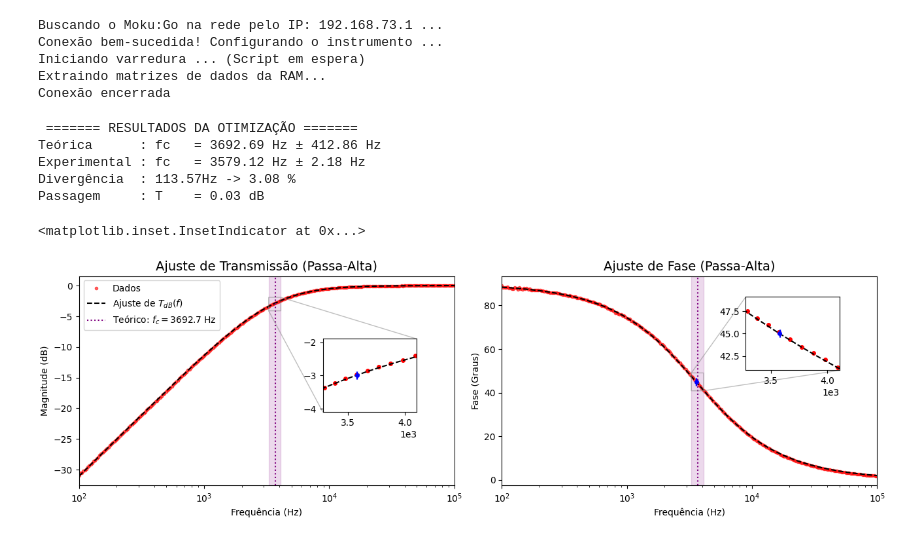
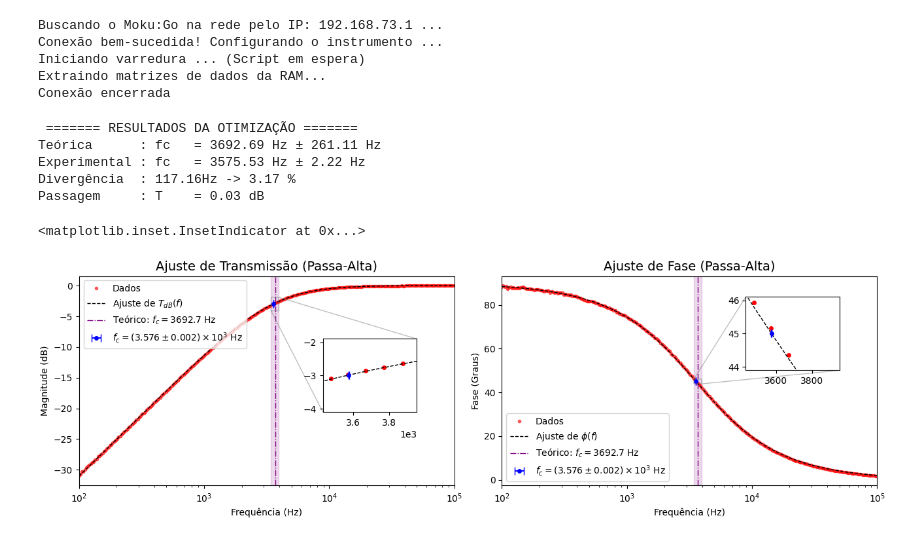
Before and after one commit to Siqueiraph/MokuGo-Passa-Alta, a Jupyter notebook: Filtro Passa Alta.ipynb, the cells around one changed output. Cells and saved outputs as stored; diff of their text form; code cells hidden in the pictures.

```diff
--- a/Filtro Passa Alta.ipynb
+++ b/Filtro Passa Alta.ipynb
@@ -81,7 +81,7 @@ Conexão encerrada
 
 # Valores e Tolerâncias nominais dos componentes (datasheet)
 R_teo, C_teo = 4.31e3, 10e-9
-tol_R, tol_C = 0.05, 0.10 # 5% para o Resistor, 10% para o Capacitor
+tol_R, tol_C = 0.05, 0.05 # 5% para o Resistor, 10% para o Capacitor
 sig_R = R_teo * tol_R
 sig_C = C_teo * tol_C
 
@@ -109,8 +109,7 @@ Tc = T_pass - 3 # Transmissão de corte (queda de 3dB; idealmente T ~ -3dB)
 idx_fc = (df['Magnitude_dB'] - Tc).abs().argmin() # Índice da queda de 3dB
 fc = df['Frequency'].iloc[idx_fc] # Frequência de corte (queda de 3dB)
 
-# 4. O Ajuste Fino (Curve Fit)
-
+# 4. Ajuste Fino (Curve Fit)
 popt, pcov = curve_fit(
     f=Transmissao_dB,
     xdata=df['Frequency'],
@@ -138,84 +137,76 @@ fig, (ax1, ax2) = plt.subplots(1, 2, figsize=(13, 4), sharex=True)
 # GRÁFICO 1: TRANSMISSÃO
 # =====================================================================
 ax1.semilogx(df['Frequency'], df['Magnitude_dB'], 'ro', label='Dados', markersize=3, alpha=0.6)
-ax1.semilogx(df['Frequency'], df['Fitted_Magnitude'], 'k--', label='Ajuste de $T_{dB}(f)$', linewidth=1.5)
+ax1.semilogx(df['Frequency'], df['Fitted_Magnitude'], 'k--', label='Ajuste de $T_{dB}(f)$', linewidth=1)
 
 # Banda de incerteza teórica (Tolerância Nominal)
-ax1.axvline(fc_teo, color='purple', linestyle=':', label=f'Teórico: $f_c=${fc_teo:.1f} Hz')
+ax1.axvline(fc_teo, color='purple', linestyle='-.', label=f'Teórico: $f_c=${fc_teo:.1f} Hz', linewidth=1)
 ax1.axvspan(fc_teo - sig_fc_teo, fc_teo + sig_fc_teo, color='purple', alpha=0.15)
 
-# Ponto de fc_exp com Barra de Erro em Azul
+# Ponto de fc_exp com Barra de Erro
 fc_scale = fc_opt / 1000
 sig_scale = sig_fc_exp / 1000
-label_fc = f'$f_c = ({fc_scale:.1f} \\pm {sig_scale:.1f}) \\times 10^3$ Hz'
-# ax1.errorbar(fc_opt, Tc, xerr=sig_fc_exp, fmt='bo', capsize=4, label=label_fc, markersize=4)
+label_fc = f'$f_c = ({fc_scale:.3f} \\pm {sig_scale:.3f}) \\times 10^3$ Hz'
+ax1.errorbar(fc_opt, Tc, xerr=sig_fc_exp, fmt='bo', label=label_fc,  capsize=4, markersize=4)
 
 # Formatação dos Eixos Principais
 ax1.set_title('Ajuste de Transmissão (Passa-Alta)')
 ax1.set_xlabel('Frequência (Hz)')
 ax1.set_ylabel('Magnitude (dB)')
 ax1.tick_params(axis='both', which='major')
-ax1.legend(loc='best')
+ax1.legend(loc='upper left')
 ax1.set_xlim(min(df['Frequency']), max(df['Frequency']))
 
 # Inset (Janela de Zoom)
 axins1 = ax1.inset_axes([0.65, 0.35, 0.25, 0.35]) # [posição_x, posição_y, largura, altura]; tudo em proporção de 0 a 1
 axins1.plot(df['Frequency'], df['Magnitude_dB'], 'ro', markersize=4)       # Escala linear ('plot' no lugar de 'semilogx')
-axins1.plot(df['Frequency'], df['Fitted_Magnitude'], 'k--', linewidth=1.5) # Escala linear ('plot' no lugar de 'semilogx')
+axins1.plot(df['Frequency'], df['Fitted_Magnitude'], 'k--', linewidth=1) # Escala linear ('plot' no lugar de 'semilogx')
 axins1.errorbar(fc_opt, Tc, xerr=sig_fc_exp, fmt='bo', capsize=4, markersize=4)
 axins1.set_xlim(fc_teo - sig_fc_teo, fc_teo + sig_fc_teo) # Limites do zoom
 axins1.set_ylim(Tc - 1.1, Tc + 1.1)                       # Limites do zoom
 
 # Forçando a notação científica no eixo X do inset para replicar a imagem
 axins1.ticklabel_format(axis='x', style='sci', scilimits=(0,0))
-axins1.xaxis.get_offset_text()
-axins1.tick_params(axis='both')
 
 # Desenhando as linhas cinzas de conexão entre o gráfico principal e o zoom
 rect1, (c1, c2, c3, c4) = ax1.indicate_inset_zoom(axins1, edgecolor="gray")
 c1.set_visible(True)   # Inferior Esquerdo
 c2.set_visible(False)  # Superior Esquerdo
 c3.set_visible(False)  # Inferior Direito
 c4.set_visible(True)   # Superior Direito
 
-
 # =====================================================================
 # GRÁFICO 2: FASE
 # =====================================================================
-ax2.semilogx(df['Frequency'], df['Phase_deg'], 'ro', markersize=3, alpha=0.6)
-ax2.semilogx(df['Frequency'], df['Fitted_Phase'], 'k--', linewidth=1.5)
+ax2.semilogx(df['Frequency'], df['Phase_deg'], 'ro', label='Dados', markersize=3, alpha=0.6)
+ax2.semilogx(df['Frequency'], df['Fitted_Phase'], 'k--', label='Ajuste de $\\phi(f)$', linewidth=1)
 
-ax2.axvline(fc_teo, color='purple', linestyle=':')
+ax2.axvline(fc_teo, color='purple', linestyle='-.', label=f'Teórico: $f_c=${fc_teo:.1f} Hz', linewidth=1)
 ax2.axvspan(fc_teo - sig_fc_teo, fc_teo + sig_fc_teo, color='purple', alpha=0.15)
 
-# O valor da fase em fc num passa-alta ideal é 45 graus
-phase_fc = Fase_graus(fc_opt, fc_opt)
-ax2.errorbar(fc_opt, phase_fc, xerr=sig_fc_exp, fmt='bo', capsize=4, markersize=4)
+# Ponto de fc_exp com Barra de Erro
+Fc = Fase_graus(fc_opt, fc_opt)
+ax2.errorbar(fc_opt, Fc, xerr=sig_fc_exp, fmt='bo', label=label_fc, capsize=4, markersize=4)
 
 ax2.set_title('Ajuste de Fase (Passa-Alta)')
 ax2.set_xlabel('Frequência (Hz)')
 ax2.set_ylabel('Fase (Graus)')
-ax1.legend(loc='best')
+ax2.legend(loc='lower left')
 
 # Inset (Zoom) - Canto superior direito (longe da curva que já desceu para perto de 0)
 axins2 = ax2.inset_axes([0.65, 0.55, 0.25, 0.35])
 axins2.plot(df['Frequency'], df['Phase_deg'], 'ro', markersize=4)
-axins2.plot(df['Frequency'], df['Fitted_Phase'], 'k--', linewidth=1.5)
-axins2.errorbar(fc_opt, phase_fc, xerr=sig_fc_exp, fmt='bo', capsize=4, markersize=4)
-
+axins2.plot(df['Frequency'], df['Fitted_Phase'], 'k--', linewidth=1)
+axins2.errorbar(fc_opt, Fc, xerr=sig_fc_exp, fmt='bo', capsize=4, markersize=4)
 axins2.set_xlim(fc_teo - sig_fc_teo, fc_teo + sig_fc_teo)
-axins2.set_ylim(phase_fc - 4.1, phase_fc + 4.1) # Janela de +/- 5 graus
-
-axins2.ticklabel_format(axis='x', style='sci', scilimits=(0,0))
-axins2.xaxis.get_offset_text()
-axins2.tick_params(axis='both')
-
+axins2.set_ylim(Fc - 1.1, Fc + 1.1)
+axins1.ticklabel_format(axis='x', style='sci', scilimits=(0,0))
 ax2.indicate_inset_zoom(axins2, edgecolor="gray")
 # %% [output]
  ======= RESULTADOS DA OTIMIZAÇÃO =======
-Teórica      : fc   = 3692.69 Hz ± 412.86 Hz
-Experimental : fc   = 3579.12 Hz ± 2.18 Hz
-Divergência  : 113.57Hz -> 3.08 %
+Teórica      : fc   = 3692.69 Hz ± 261.11 Hz
+Experimental : fc   = 3575.53 Hz ± 2.22 Hz
+Divergência  : 117.16Hz -> 3.17 %
 Passagem     : T    = 0.03 dB
 <matplotlib.inset.InsetIndicator at 0x...>
-[figure, old version]
+[figure, new version]
```
